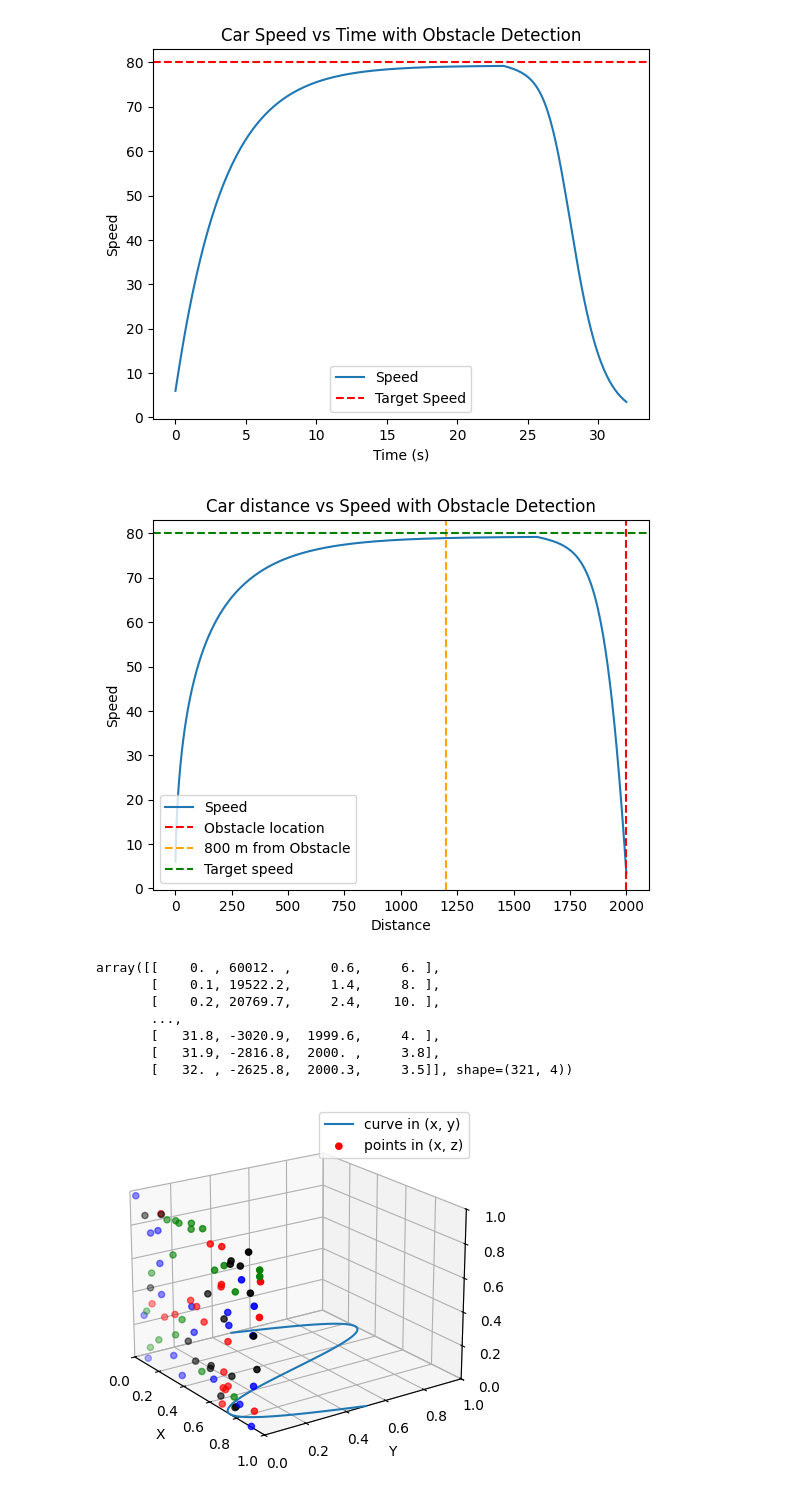
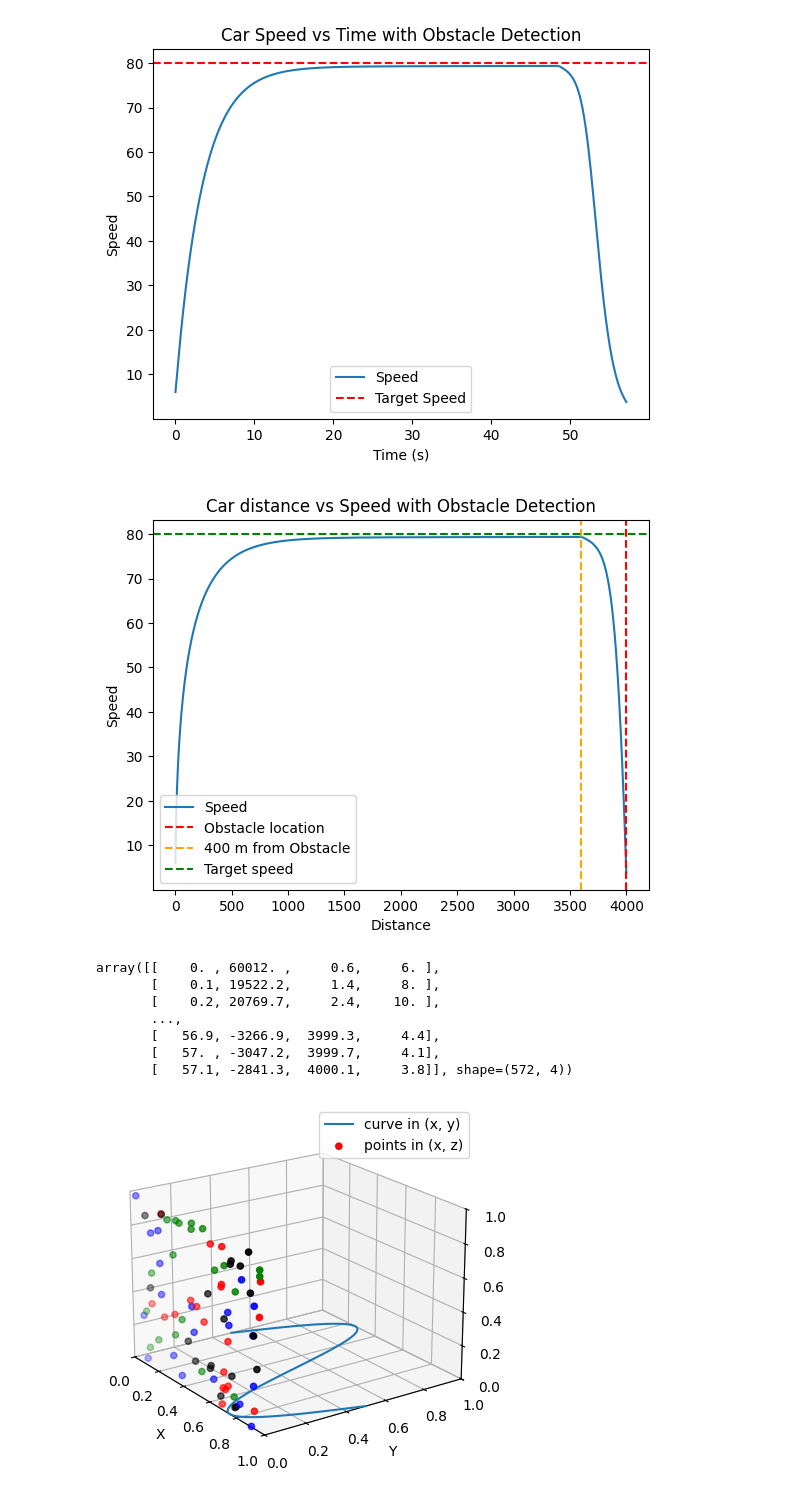
Before and after one commit to Ave04/Control-test, a Jupyter notebook: controltest-veto-controller.ipynb, the cells around one changed output. Drawn from its saved outputs; the diff is of its cells as text; code cells hidden in the pictures.

```diff
--- a/controltest-veto-controller.ipynb
+++ b/controltest-veto-controller.ipynb
@@ -96,10 +96,10 @@ target_speed = 80
 current_speed = vi
 
 current_distance = 0
-obstacle_at = 2000
+obstacle_at = 4000
 
 result = []
-for t in np.arange(0, 500, dt):
+for t in np.arange(0, 600, dt):
 
     # stopping condition
     if current_distance >= obstacle_at:
@@ -125,24 +125,24 @@ plt.legend()
 plt.title("Car Speed vs Time with Obstacle Detection")
 plt.show()
 # %% [output]
-[figure, old version]
+[figure, new version]
 # %%
 r = np.array(result)
 plt.plot(r[:, 2], r[:, 3], label="Speed")
 plt.axvline(obstacle_at, color="red", linestyle="dashed", label="Obstacle location")
-plt.axvline(obstacle_at-800, color="orange", linestyle="dashed" , label="800 m from Obstacle")
+plt.axvline(obstacle_at-400, color="orange", linestyle="dashed" , label="400 m from Obstacle")
 plt.axhline(target_speed, color="green", linestyle="dashed", label="Target speed")
 # plt.axhline(80, color="red", linestyle="dashed", label="Target 80")
 # plt.axhline(100, color="green", linestyle="dashed", label="Target 100")
 # plt.axhline(50, color="yellow", linestyle="dashed", label="Target 50")
 
 plt.xlabel("Distance")
 plt.ylabel("Speed")
 plt.legend(loc='lower left')
 plt.title("Car distance vs Speed with Obstacle Detection")
 plt.show()
 # %% [output]
-[figure, old version]
+[figure, new version]
 # %%
 np.set_printoptions(suppress=True, precision=1, threshold=1000)
 r
@@ -151,9 +151,9 @@ array([[    0. , 60012. ,     0.6,     6. ],
        [    0.1, 19522.2,     1.4,     8. ],
        [    0.2, 20769.7,     2.4,    10. ],
        ...,
-       [   31.8, -3020.9,  1999.6,     4. ],
-       [   31.9, -2816.8,  2000. ,     3.8],
-       [   32. , -2625.8,  2000.3,     3.5]], shape=(321, 4))
+       [   56.9, -3266.9,  3999.3,     4.4],
+       [   57. , -3047.2,  3999.7,     4.1],
+       [   57.1, -2841.3,  4000.1,     3.8]], shape=(572, 4))
 # %%
 ax = plt.figure().add_subplot(projection='3d')
 
```
